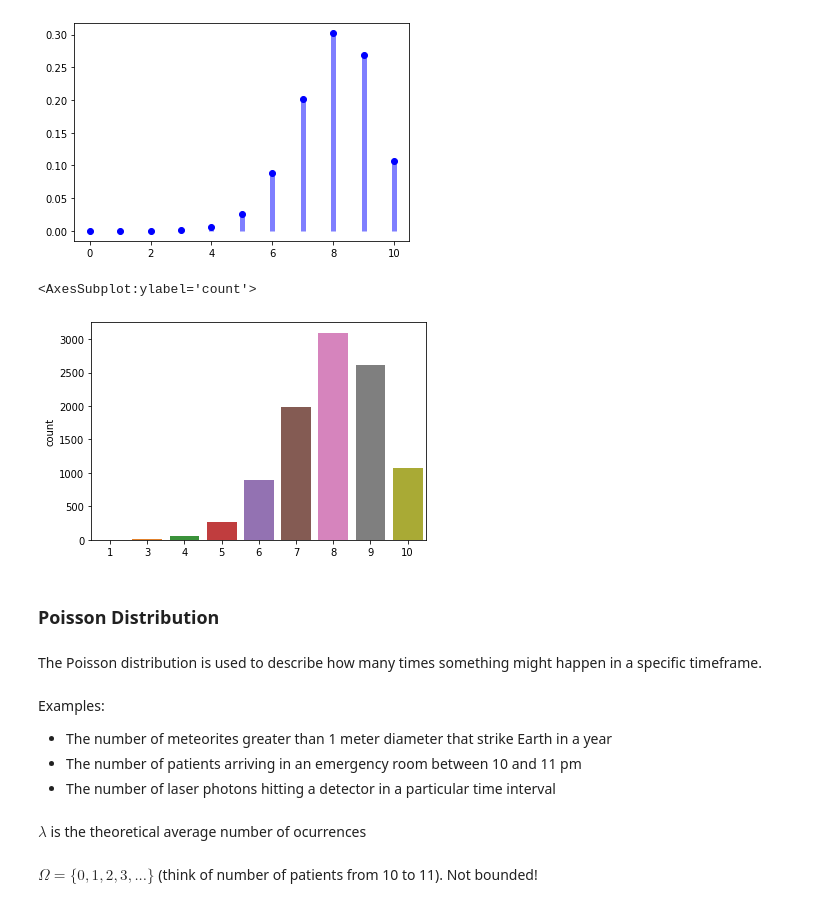
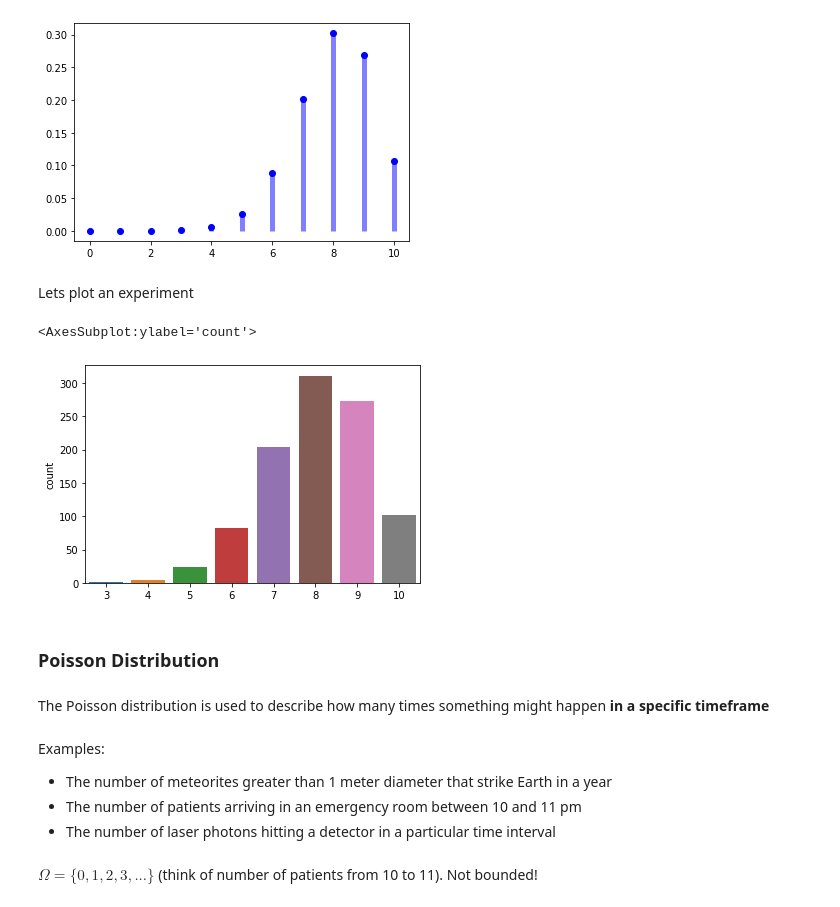
Before and after one commit to Ironhack-Data-Madrid-Enero-2021/Classroom-Materials, a Jupyter notebook: week_05/04-discrete-probability-distributions.ipynb, the cells around one changed output. Drawn from its saved outputs; the diff is of its cells as text; code cells hidden in the pictures.

```diff
--- a/week_05/04-discrete-probability-distributions.ipynb
+++ b/week_05/04-discrete-probability-distributions.ipynb
@@ -202,6 +236,10 @@ $P(X=1)=10*p^{1}*(1-p)^{9}$
 from scipy.stats import binom
 # %% [markdown]
 We generate samples with `.rvs` method
+# %%
+N = 10
+# %%
+p = 0.8
 # %%
 my_binomial = binom(N, p)
 # %%
@@ -307,22 +454,22 @@ ax.vlines(x, 0, my_binomial.pmf(x), colors='b', lw=5, alpha=0.5)
 # %% [output]
 <matplotlib.collections.LineCollection at 0x...>
 [figure]
+# %% [markdown]
+Lets plot an experiment
 # %%
-sns.countplot(x=my_binomial.rvs(size=10000))
+sns.countplot(x=my_binomial.rvs(size=1000))
 # %% [output]
 <AxesSubplot:ylabel='count'>
-[figure, old version]
+[figure, new version]
 # %% [markdown]
 ### Poisson Distribution
 # %% [markdown]
-The Poisson distribution is used to describe how many times something might happen in a specific timeframe.
+The Poisson distribution is used to describe how many times something might happen **in a specific timeframe**
 # %% [markdown]
 Examples:
  * The number of meteorites greater than 1 meter diameter that strike Earth in a year
  * The number of patients arriving in an emergency room between 10 and 11 pm
  * The number of laser photons hitting a detector in a particular time interval
-# %% [markdown]
-$\lambda$ is the theoretical average number of ocurrences
 # %% [markdown]
 $\Omega = \{0, 1, 2, 3, ...\}$ (think of number of patients from 10 to 11). Not bounded!
 # %% [markdown]
```
Also changed, not shown: parts of 85 cells of this notebook, 1 other file.
